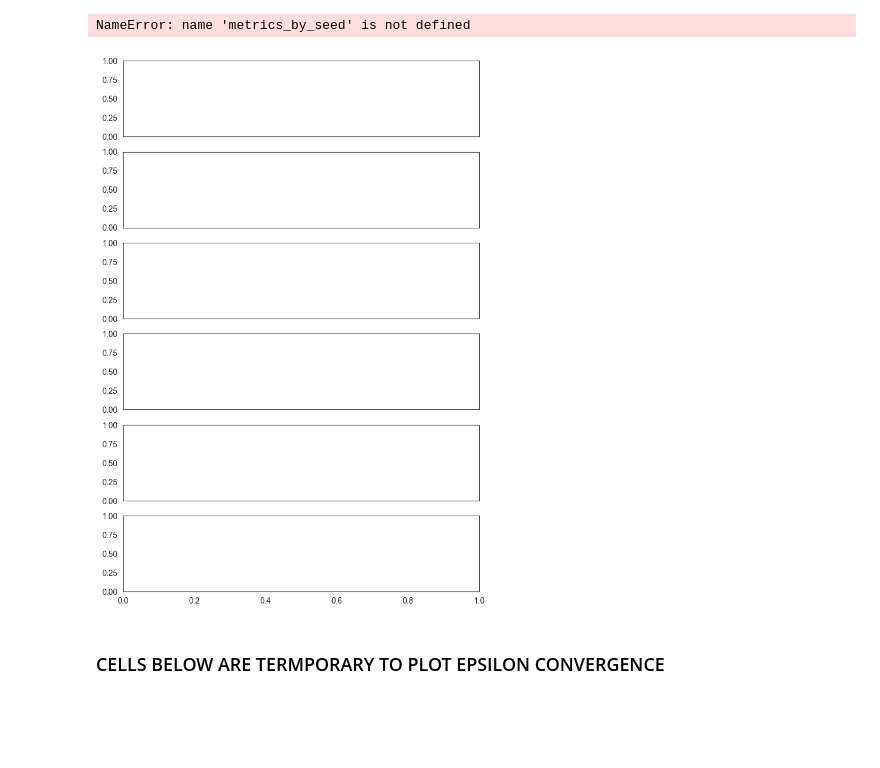
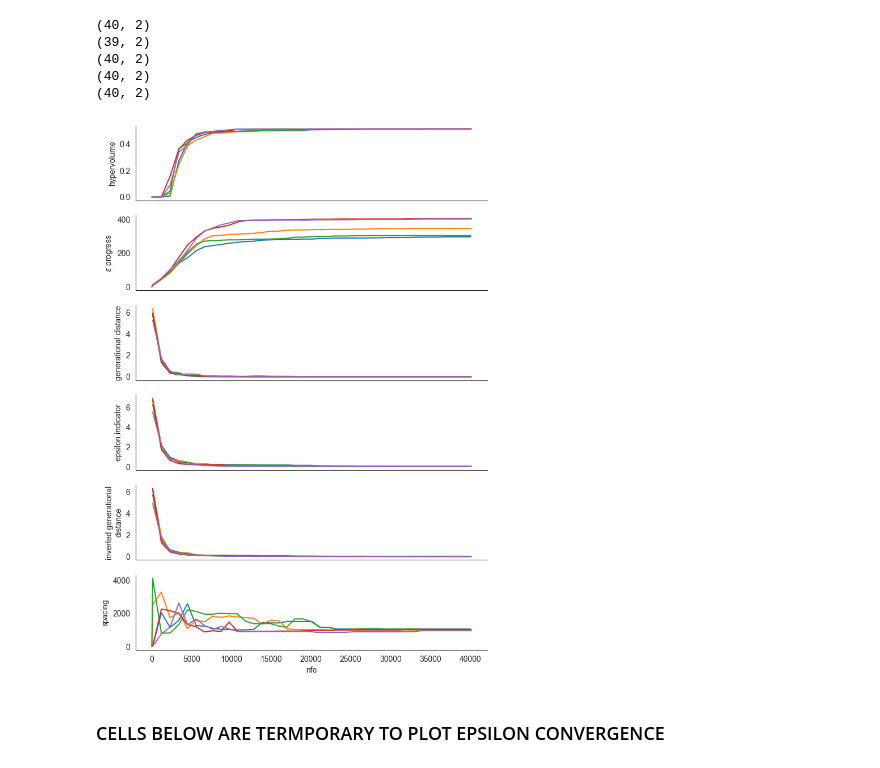
Before and after one commit to ghsher/epa1361_group15, a Jupyter notebook: final assignment/Convergence_plots_DS.ipynb, the cells around one changed output. Drawn from its saved outputs; the diff is of its cells as text; code cells hidden in the pictures; blank space fills up the shorter version.

```diff
--- a/final assignment/Convergence_plots_DS.ipynb
+++ b/final assignment/Convergence_plots_DS.ipynb
@@ -31,0 +302,3 @@ for i in range(5):
+# %%
+espilon = [100, 0.01, 100, 100, 0.01]
+reference_set = epsilon_nondominated(results_list, espilon, problem)
@@ -58,0 +335,5 @@ AttributeError: 'Pandas' object has no attribute '0_RfR 0'
+# %%
+convergences = pd.read_csv('./output/20230614T1118_convergence_seed_ds.csv')
+# %%
+convergences_list = [df.reset_index(drop=True) for _, df in convergences.groupby(convergences['Unnamed: 0'].eq(0).cumsum())]
+convergences_list[0].head()
@@ -59,37 +347,51 @@ AttributeError: 'Pandas' object has no attribute '0_RfR 0'
+# %%
+for i, df in enumerate(convergences_list):
+    convergences_list[i] = df.drop('Unnamed: 0', axis=1)
+    print(convergences_list[i].shape)
+# %% [output]
+(40, 2)
+(39, 2)
+(40, 2)
+(40, 2)
+(40, 2)
 # %%
 sns.set_style("white")
 fig, axes = plt.subplots(nrows=6, figsize=(8, 12), sharex=True)
 
 ax1, ax2, ax3, ax4, ax5, ax6 = axes
 
-for metrics, convergence in zip(metrics_by_seed, convergences):
+for metrics, convergence in zip(metrics_by_seed, convergences_list):
+    # print(metrics)
+
+    # print('----------------------------')
+
+    # print(convergence)
     ax1.plot(metrics.nfe, metrics.hypervolume)
     ax1.set_ylabel("hypervolume")
 
     ax2.plot(convergence.nfe, convergence.epsilon_progress)
     ax2.set_ylabel("$\epsilon$ progress")
 
     ax3.plot(metrics.nfe, metrics.generational_distance)
     ax3.set_ylabel("generational distance")
 
     ax4.plot(metrics.nfe, metrics.epsilon_indicator)
     ax4.set_ylabel("epsilon indicator")
 
     ax5.plot(metrics.nfe, metrics.inverted_gd)
     ax5.set_ylabel("inverted generational\ndistance")
 
     ax6.plot(metrics.nfe, metrics.spacing)
     ax6.set_ylabel("spacing")
 
 ax6.set_xlabel("nfe")
 
 
 sns.despine(fig)
 
 plt.show()
 # %% [output]
-NameError: name 'metrics_by_seed' is not defined
-[figure, old version]
+[figure, new version]
 # %% [markdown]
 ### CELLS BELOW ARE TERMPORARY TO PLOT EPSILON CONVERGENCE
 # %%
```
Also changed, not shown: parts of 16 cells of this notebook, 1 other file.
